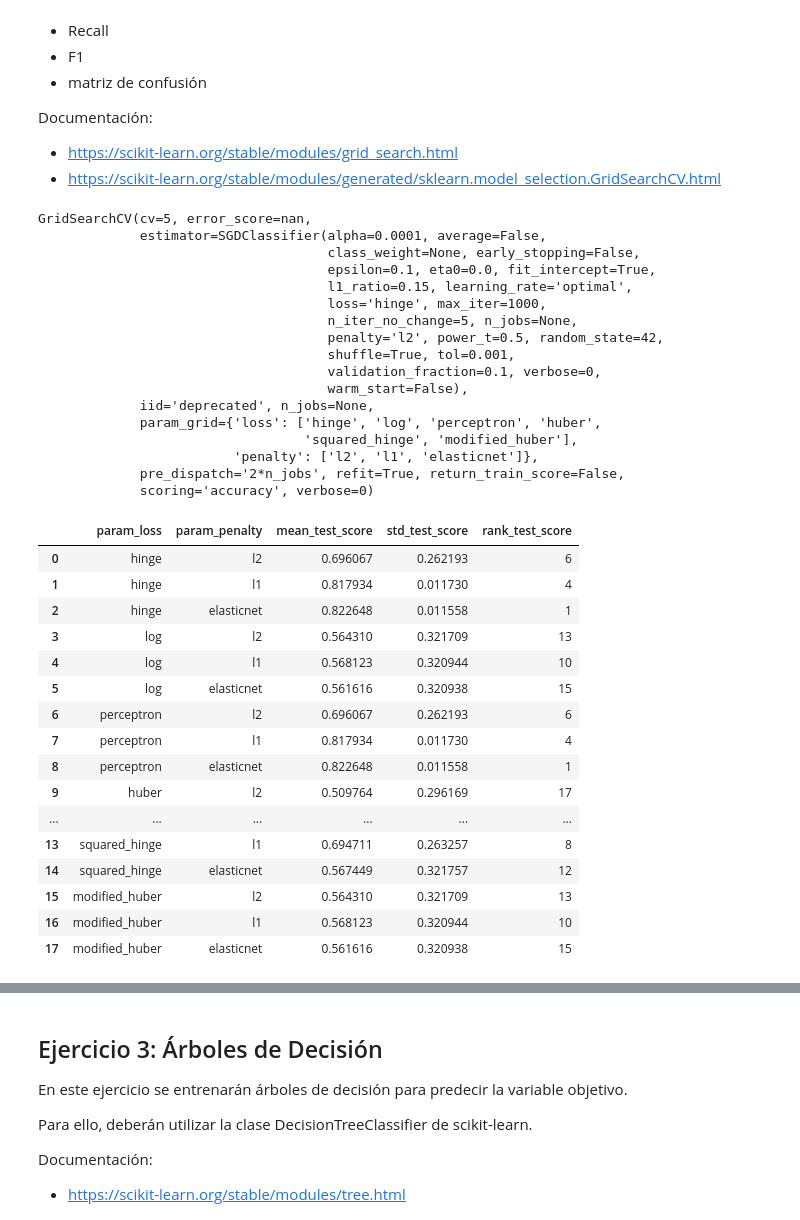
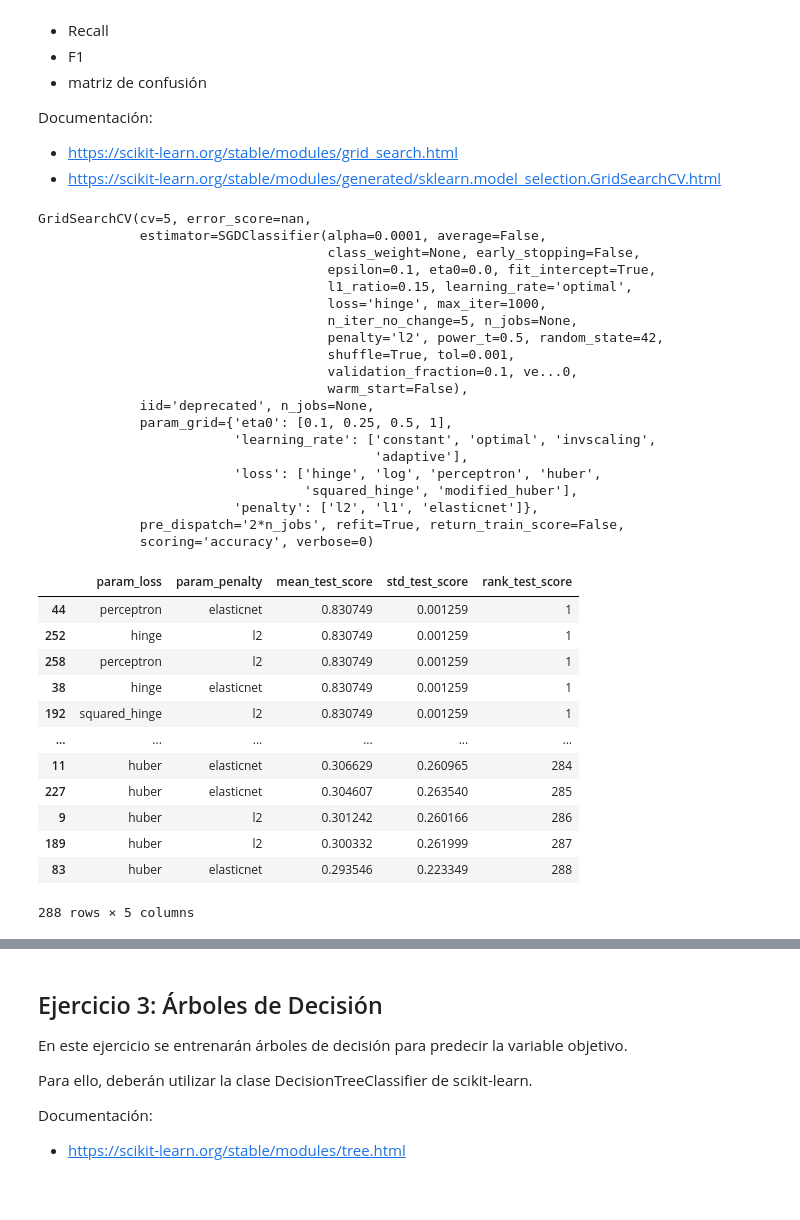
Before and after one commit to mauroeparis/introAprendizajeAutomatico, a Jupyter notebook: Lab 2_Gaspar-checkpoint.ipynb, the cells around one changed output, grey strips where cells are left out. Drawn from its saved outputs; the diff is of its cells as text; code cells hidden in the pictures; blank space fills up the shorter version.

```diff
--- a/Lab 2_Gaspar-checkpoint.ipynb
+++ b/Lab 2_Gaspar-checkpoint.ipynb
@@ -169,7 +176,9 @@ model_grid_sgd = SGDClassifier(random_state=42)
 #Grilla de Parámetros
 
 grid_values = {'loss': ["hinge", "log", "perceptron", "huber", "squared_hinge", "modified_huber"],
-               "penalty" : ["l2", "l1", "elasticnet"]
+               "penalty" : ["l2", "l1", "elasticnet"],
+               "learning_rate" : ["constant","optimal","invscaling","adaptive"],
+    'eta0' : [0.1,0.25,0.5,1]
               }
 
 grid_clf_sgd = GridSearchCV(
@@ -187,10 +196,13 @@ GridSearchCV(cv=5, error_score=nan,
                                      n_iter_no_change=5, n_jobs=None,
                                      penalty='l2', power_t=0.5, random_state=42,
                                      shuffle=True, tol=0.001,
-                                     validation_fraction=0.1, verbose=0,
+                                     validation_fraction=0.1, ve...0,
                                      warm_start=False),
              iid='deprecated', n_jobs=None,
-             param_grid={'loss': ['hinge', 'log', 'perceptron', 'huber',
+             param_grid={'eta0': [0.1, 0.25, 0.5, 1],
+                         'learning_rate': ['constant', 'optimal', 'invscaling',
+                                           'adaptive'],
+                         'loss': ['hinge', 'log', 'perceptron', 'huber',
                                   'squared_hinge', 'modified_huber'],
                          'penalty': ['l2', 'l1', 'elasticnet']},
              pre_dispatch='2*n_jobs', refit=True, return_train_score=False,
@@ -199,25 +211,21 @@ GridSearchCV(cv=5, error_score=nan,
 results_sgd=  grid_clf_sgd.cv_results_
 df_sgd = pd.DataFrame(results_sgd)
 # %%
-df_sgd[["param_loss", "param_penalty", 'mean_test_score', 'std_test_score', 'rank_test_score']]
+df_sgd[["param_loss", "param_penalty", 'mean_test_score', 'std_test_score', 'rank_test_score']].sort_values("rank_test_score")
 # %% [output]
 |  | param_loss | param_penalty | mean_test_score | std_test_score | rank_test_score |
-| 0 | hinge | l2 | 0.696067 | 0.262193 | 6 |
-| 1 | hinge | l1 | 0.817934 | 0.011730 | 4 |
-| 2 | hinge | elasticnet | 0.822648 | 0.011558 | 1 |
-| 3 | log | l2 | 0.564310 | 0.321709 | 13 |
-| 4 | log | l1 | 0.568123 | 0.320944 | 10 |
-| 5 | log | elasticnet | 0.561616 | 0.320938 | 15 |
-| 6 | perceptron | l2 | 0.696067 | 0.262193 | 6 |
-| 7 | perceptron | l1 | 0.817934 | 0.011730 | 4 |
-| 8 | perceptron | elasticnet | 0.822648 | 0.011558 | 1 |
-| 9 | huber | l2 | 0.509764 | 0.296169 | 17 |
+| 44 | perceptron | elasticnet | 0.830749 | 0.001259 | 1 |
+| 252 | hinge | l2 | 0.830749 | 0.001259 | 1 |
+| 258 | perceptron | l2 | 0.830749 | 0.001259 | 1 |
+| 38 | hinge | elasticnet | 0.830749 | 0.001259 | 1 |
+| 192 | squared_hinge | l2 | 0.830749 | 0.001259 | 1 |
 | ... | ... | ... | ... | ... | ... |
-| 13 | squared_hinge | l1 | 0.694711 | 0.263257 | 8 |
-| 14 | squared_hinge | elasticnet | 0.567449 | 0.321757 | 12 |
-| 15 | modified_huber | l2 | 0.564310 | 0.321709 | 13 |
-| 16 | modified_huber | l1 | 0.568123 | 0.320944 | 10 |
-| 17 | modified_huber | elasticnet | 0.561616 | 0.320938 | 15 |
+| 11 | huber | elasticnet | 0.306629 | 0.260965 | 284 |
+| 227 | huber | elasticnet | 0.304607 | 0.263540 | 285 |
+| 9 | huber | l2 | 0.301242 | 0.260166 | 286 |
+| 189 | huber | l2 | 0.300332 | 0.261999 | 287 |
+| 83 | huber | elasticnet | 0.293546 | 0.223349 | 288 |
+288 rows × 5 columns
 # %%
 sgd_bestModel = grid_clf_sgd.best_estimator_
 sgd_bestModel
```
Also changed, not shown: parts of 17 cells of this notebook.
